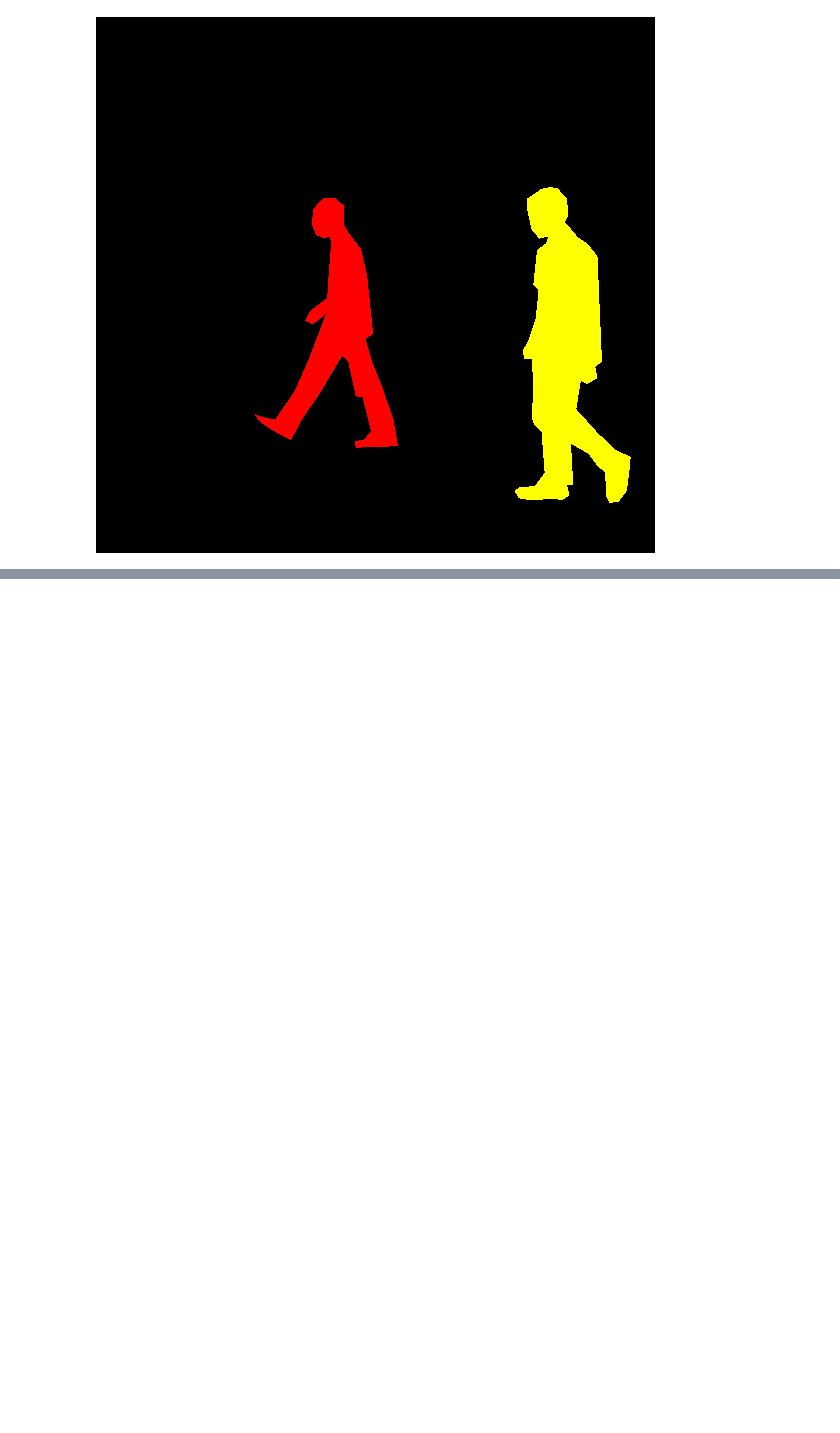
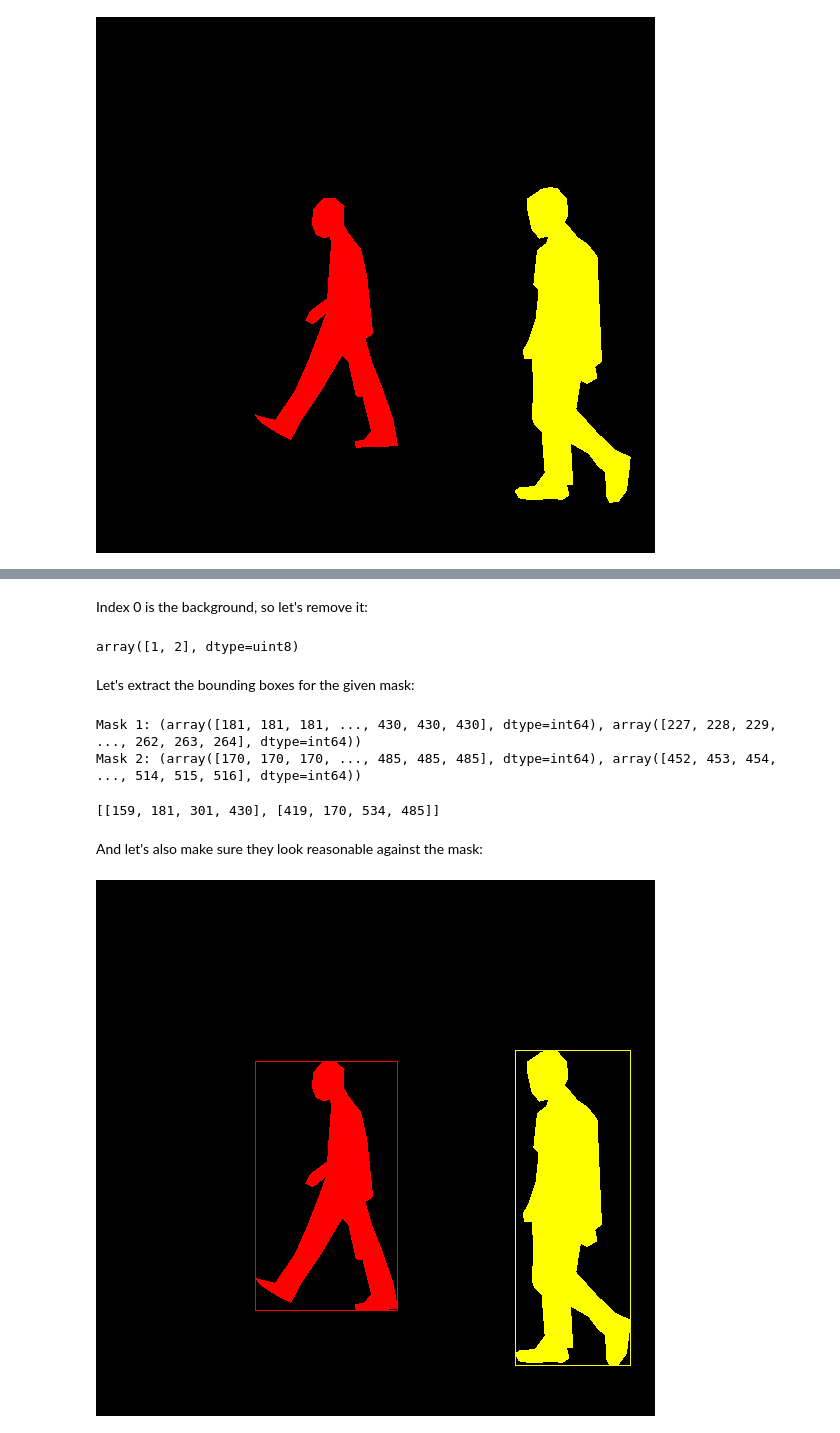
Before and after one commit to sophie-katz/ml, a Jupyter notebook: tutorials/torchvision_instance_segmentation_finetuning.ipynb, the cells around one changed output, grey strips where cells are left out. Saved outputs shown, nothing was run; the diff lists cells and outputs as text; code cells hidden in the pictures; blank space fills up the shorter version.

```diff
--- a/tutorials/torchvision_instance_segmentation_finetuning.ipynb
+++ b/tutorials/torchvision_instance_segmentation_finetuning.ipynb
@@ -60,12 +65,12 @@ And then we can visualize the corresponding segmentation mask.
 # %%
 mask = PIL.Image.open(
     cache_dir / "PennFudanPed/PedMasks/FudanPed00001_mask.png"
-).convert('P', palette=PIL.Image.ADAPTIVE, colors=256)
+).convert('P')
 
 mask.putpalette([
-    255, 255, 0, # index 0 is yellow
+    0, 0, 0, # index 0 is the black background
     255, 0, 0, # index 1 is red
-    0, 0, 0 # index 2 is the black background
+    255, 255, 0 # index 2 is yellow
 ])
 
 mask
@@ -75,3 +82,7 @@ mask
 In order to create the PyTorch dataset below, we need to check some assumptions about the dataset, and experiment with how to extract and process certain types of data from it.
 
 Let's start by converting a mask into a tensor:
+# %%
+mask_array = np.array(mask)
+
+mask_array
@@ -77,0 +103,38 @@ Let's start by converting a mask into a tensor:
+# %% [markdown]
+Index 0 is the background, so let's remove it:
+# %%
+object_ids = np.unique(mask_array)[1:]
+
+object_ids
+# %% [output]
+array([1, 2], dtype=uint8)
+# %% [markdown]
+Let's extract the bounding boxes for the given mask:
+# %%
+boxes = []
+
+for i in range(len(object_ids)):
+    object_mask = np.where(mask_array == object_ids[i])
+    print(f"Mask {object_ids[i]}: {object_mask}")
+    x_min = np.min(object_mask[1])
+    x_max = np.max(object_mask[1])
+    y_min = np.min(object_mask[0])
+    y_max = np.max(object_mask[0])
+    boxes.append([x_min, y_min, x_max, y_max])
+
+boxes
+# %% [output]
+Mask 1: (array([181, 181, 181, ..., 430, 430, 430], dtype=int64), array([227, 228, 229, ..., 262, 263, 264], dtype=int64))
+Mask 2: (array([170, 170, 170, ..., 485, 485, 485], dtype=int64), array([452, 453, 454, ..., 514, 515, 516], dtype=int64))
+[[159, 181, 301, 430], [419, 170, 534, 485]]
+# %% [markdown]
+And let's also make sure they look reasonable against the mask:
+# %%
+draw = PIL.ImageDraw.Draw(mask)
+
+draw.rectangle(boxes[0], outline='red')
+draw.rectangle(boxes[1], outline='yellow')
+
+mask
+# %% [output]
+[figure, added]
```
Also changed, not shown: parts of 14 cells of this notebook.
